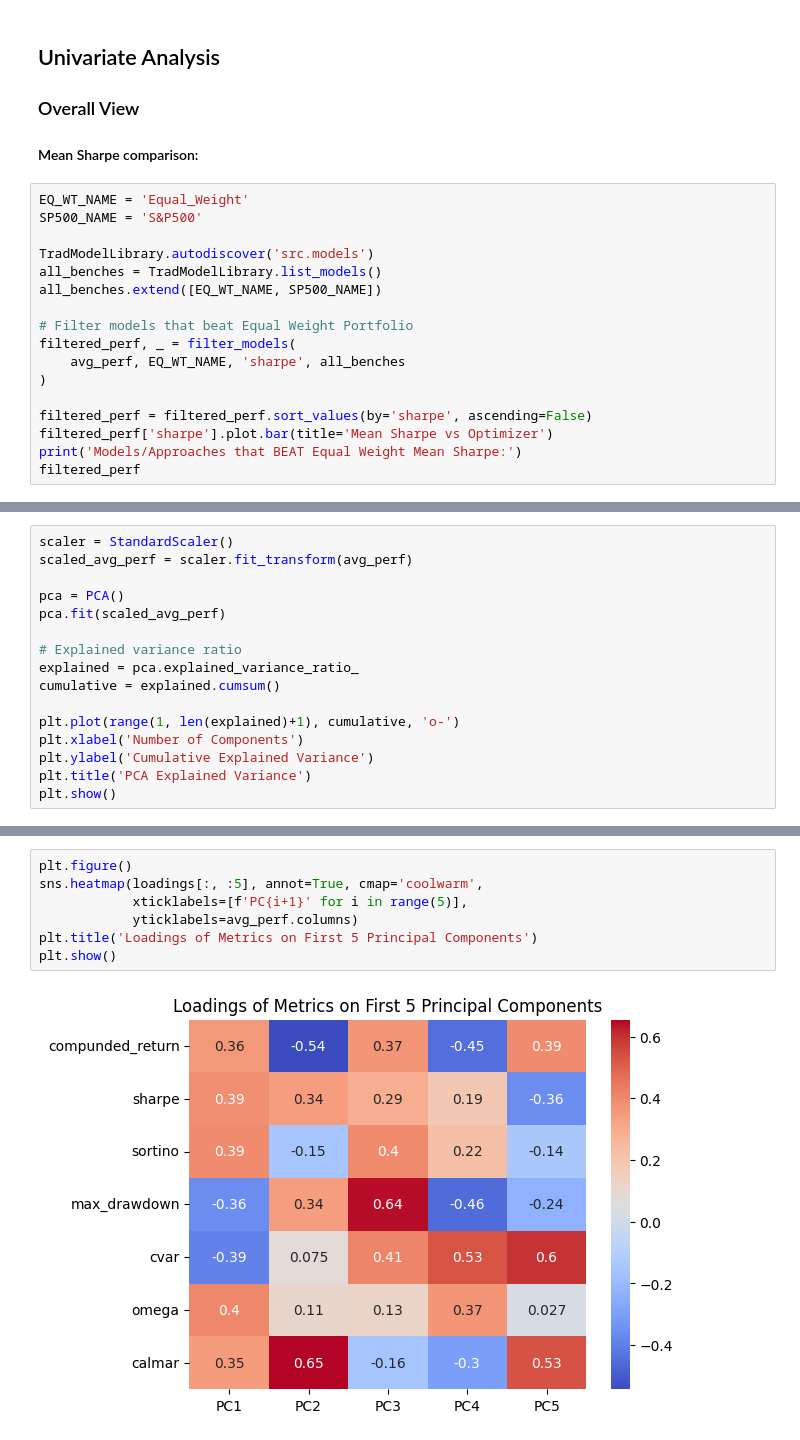
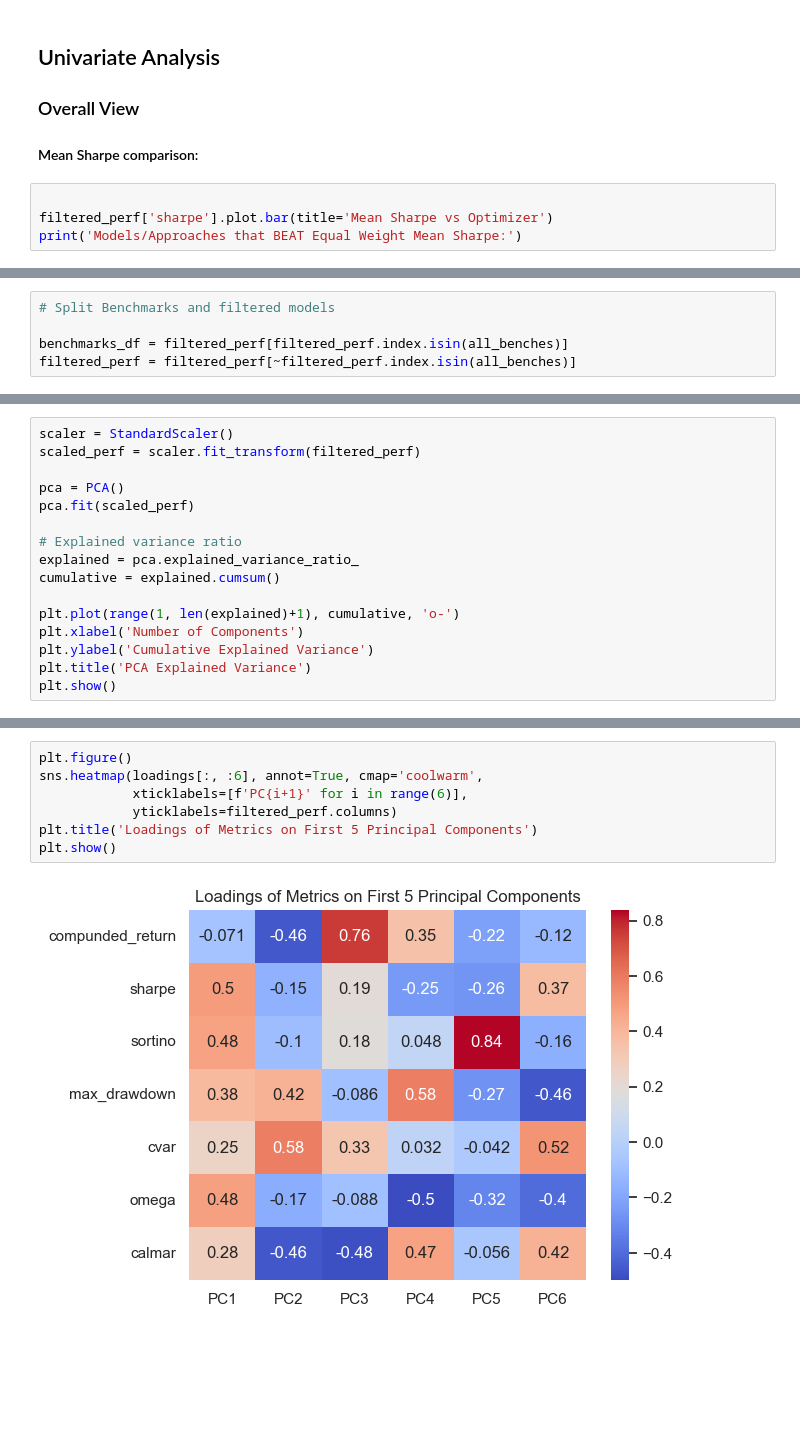
Before and after one commit to travisdesell/exact, a Jupyter notebook: financial_loss_functions/exploration/wfv_analysis.ipynb, the cells around one changed output, grey strips where cells are left out. Saved outputs shown, nothing was run; the diff lists cells and outputs as text; blank space fills up the shorter version.

```diff
--- a/financial_loss_functions/exploration/wfv_analysis.ipynb
+++ b/financial_loss_functions/exploration/wfv_analysis.ipynb
@@ -62,21 +129,8 @@ Average Portfolio Performance Over All Steps:
 ### Overall View
 #### Mean Sharpe comparison:
 # %%
-EQ_WT_NAME = 'Equal_Weight'
-SP500_NAME = 'S&P500'
 
-TradModelLibrary.autodiscover('src.models')
-all_benches = TradModelLibrary.list_models()
-all_benches.extend([EQ_WT_NAME, SP500_NAME])
-
-# Filter models that beat Equal Weight Portfolio
-filtered_perf, _ = filter_models(
-    avg_perf, EQ_WT_NAME, 'sharpe', all_benches
-)
-
-filtered_perf = filtered_perf.sort_values(by='sharpe', ascending=False)
 filtered_perf['sharpe'].plot.bar(title='Mean Sharpe vs Optimizer')
 print('Models/Approaches that BEAT Equal Weight Mean Sharpe:')
-filtered_perf
 # %% [output]
 Models/Approaches that BEAT Equal Weight Mean Sharpe:
@@ -102 +156,6 @@ Models/Approaches that DID NOT BEAT Equal Weight Mean Sharpe:
+# %%
+# Split Benchmarks and filtered models
+
+benchmarks_df = filtered_perf[filtered_perf.index.isin(all_benches)]
+filtered_perf = filtered_perf[~filtered_perf.index.isin(all_benches)]
 # %% [markdown]
@@ -146,9 +197,9 @@ Most metrics are highly correlated with each other, with sortino and omega showi
 # %%
 scaler = StandardScaler()
-scaled_avg_perf = scaler.fit_transform(avg_perf)
+scaled_perf = scaler.fit_transform(filtered_perf)
 
 pca = PCA()
-pca.fit(scaled_avg_perf)
+pca.fit(scaled_perf)
 
 # Explained variance ratio
 explained = pca.explained_variance_ratio_
@@ -200,9 +251,9 @@ Principal Component 5 (explained variance: 0.001)
 # %%
 plt.figure()
-sns.heatmap(loadings[:, :5], annot=True, cmap='coolwarm',
-            xticklabels=[f'PC{i+1}' for i in range(5)],
-            yticklabels=avg_perf.columns)
+sns.heatmap(loadings[:, :6], annot=True, cmap='coolwarm',
+            xticklabels=[f'PC{i+1}' for i in range(6)],
+            yticklabels=filtered_perf.columns)
 plt.title('Loadings of Metrics on First 5 Principal Components')
 plt.show()
 # %% [output]
-[figure, old version]
+[figure, new version]
```
Also changed, not shown: parts of 21 cells of this notebook, 1 other file.
